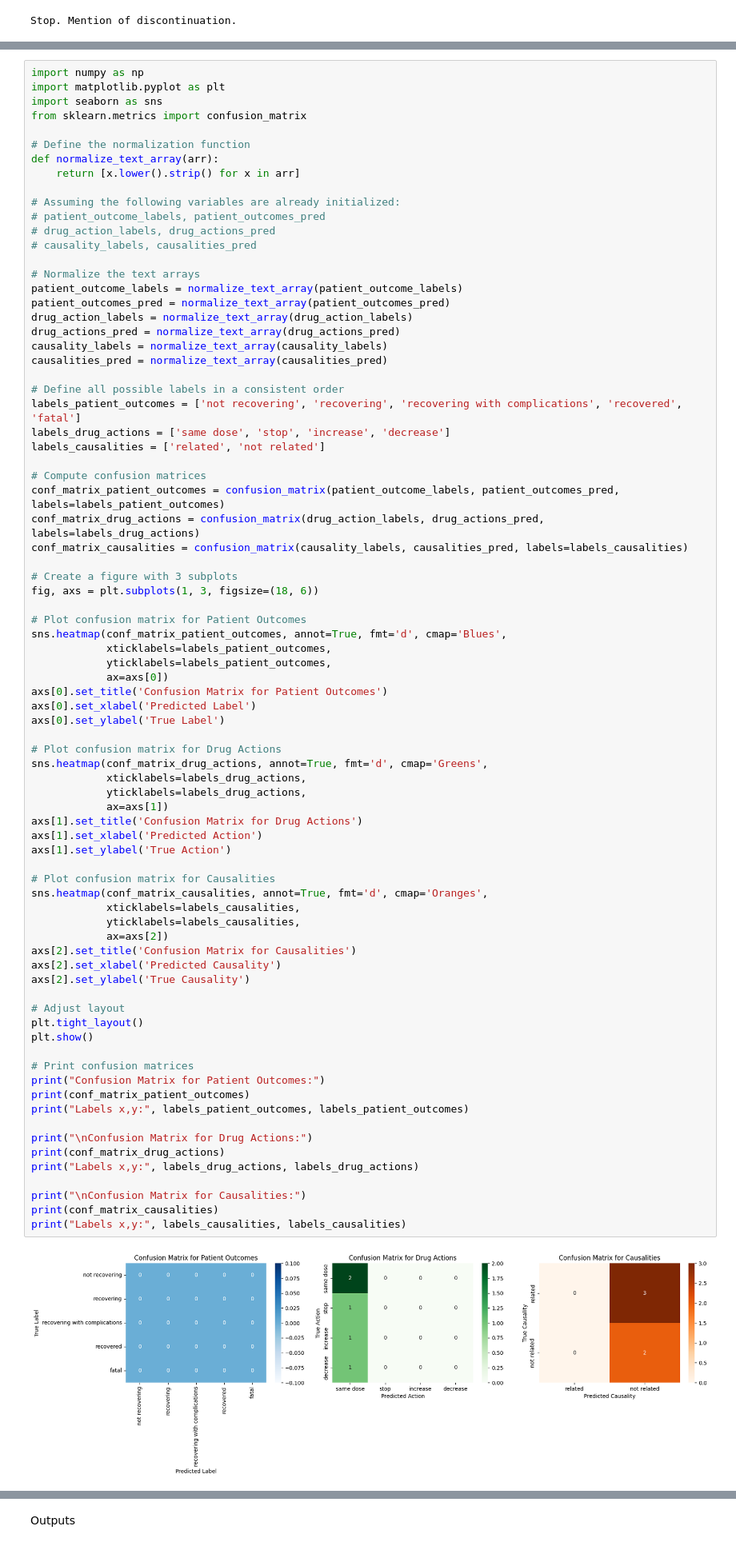
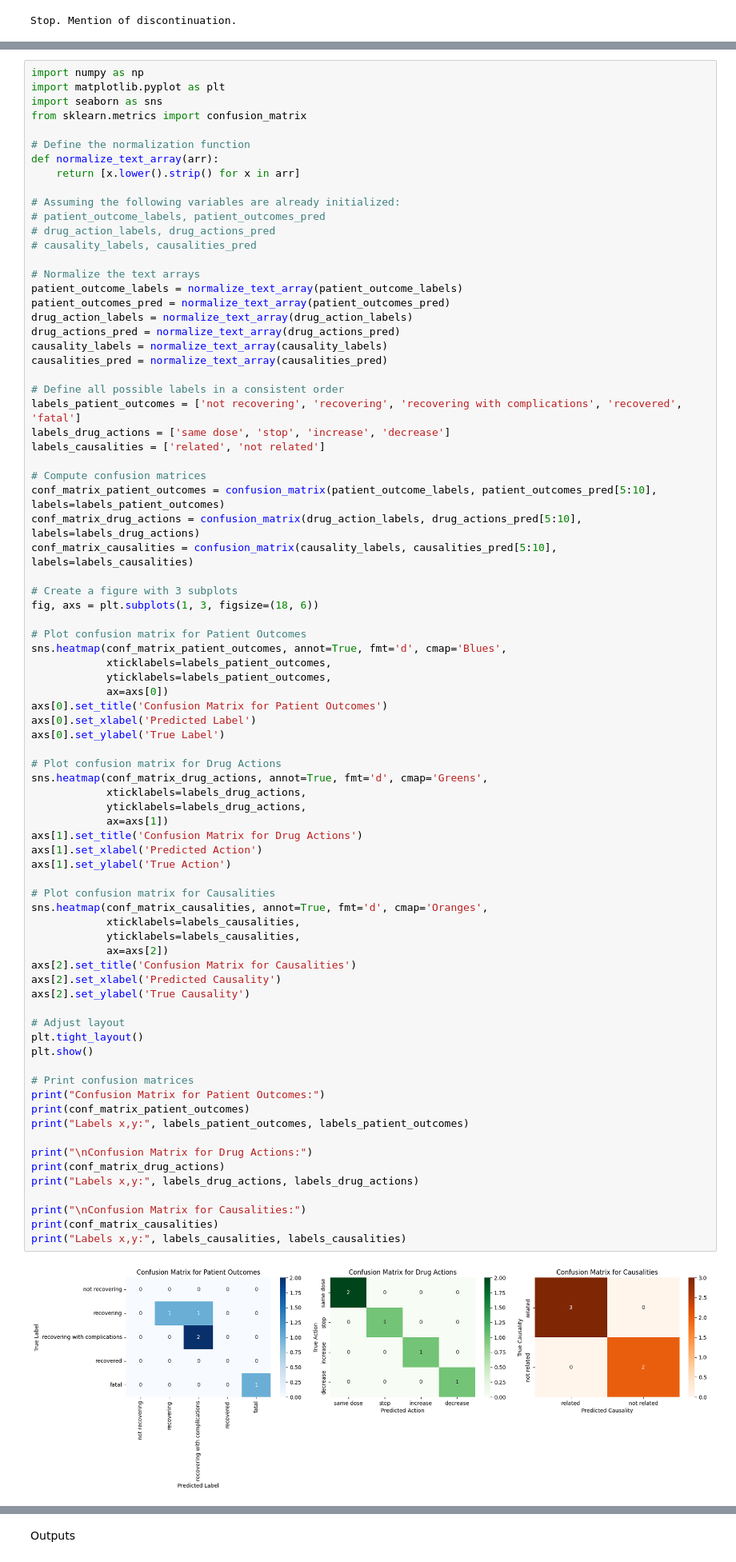
Before and after one commit to funteck123/SUSAR_AI_Framework_Insight_Classfication_with_LLM_Text_Gen_Model-Python, a Jupyter notebook: SUSAR_AI_Framework_Insight_Classfication_with_LLM_Text_Gen_Model_v4_1_Google_Gemma2.ipynb, the cells around one changed output, grey strips where cells are left out. Shown at 80% size. Cells and saved outputs as stored; diff of their text form.

```diff
--- a/SUSAR_AI_Framework_Insight_Classfication_with_LLM_Text_Gen_Model_v4_1_Google_Gemma2.ipynb
+++ b/SUSAR_AI_Framework_Insight_Classfication_with_LLM_Text_Gen_Model_v4_1_Google_Gemma2.ipynb
@@ -437,9 +434,9 @@ labels_drug_actions = ['same dose', 'stop', 'increase', 'decrease']
 labels_causalities = ['related', 'not related']
 
 # Compute confusion matrices
-conf_matrix_patient_outcomes = confusion_matrix(patient_outcome_labels, patient_outcomes_pred, labels=labels_patient_outcomes)
-conf_matrix_drug_actions = confusion_matrix(drug_action_labels, drug_actions_pred, labels=labels_drug_actions)
-conf_matrix_causalities = confusion_matrix(causality_labels, causalities_pred, labels=labels_causalities)
+conf_matrix_patient_outcomes = confusion_matrix(patient_outcome_labels, patient_outcomes_pred[5:10], labels=labels_patient_outcomes)
+conf_matrix_drug_actions = confusion_matrix(drug_action_labels, drug_actions_pred[5:10], labels=labels_drug_actions)
+conf_matrix_causalities = confusion_matrix(causality_labels, causalities_pred[5:10], labels=labels_causalities)
 
 # Create a figure with 3 subplots
 fig, axs = plt.subplots(1, 3, figsize=(18, 6))
@@ -461,33 +458,33 @@ sns.heatmap(conf_matrix_drug_actions, annot=True, fmt='d', cmap='Greens',
 axs[1].set_title('Confusion Matrix for Drug Actions')
 axs[1].set_xlabel('Predicted Action')
 axs[1].set_ylabel('True Action')
 
 # Plot confusion matrix for Causalities
 sns.heatmap(conf_matrix_causalities, annot=True, fmt='d', cmap='Oranges',
             xticklabels=labels_causalities,
             yticklabels=labels_causalities,
             ax=axs[2])
 axs[2].set_title('Confusion Matrix for Causalities')
 axs[2].set_xlabel('Predicted Causality')
 axs[2].set_ylabel('True Causality')
 
 # Adjust layout
 plt.tight_layout()
 plt.show()
 
 # Print confusion matrices
 print("Confusion Matrix for Patient Outcomes:")
 print(conf_matrix_patient_outcomes)
 print("Labels x,y:", labels_patient_outcomes, labels_patient_outcomes)
 
 print("\nConfusion Matrix for Drug Actions:")
 print(conf_matrix_drug_actions)
 print("Labels x,y:", labels_drug_actions, labels_drug_actions)
 
 print("\nConfusion Matrix for Causalities:")
 print(conf_matrix_causalities)
 print("Labels x,y:", labels_causalities, labels_causalities)
 # %% [output]
-[figure, old version]
+[figure, new version]
 Confusion Matrix for Patient Outcomes:
 [[0 0 0 0 0]
```
Also changed, not shown: parts of 7 cells of this notebook.
